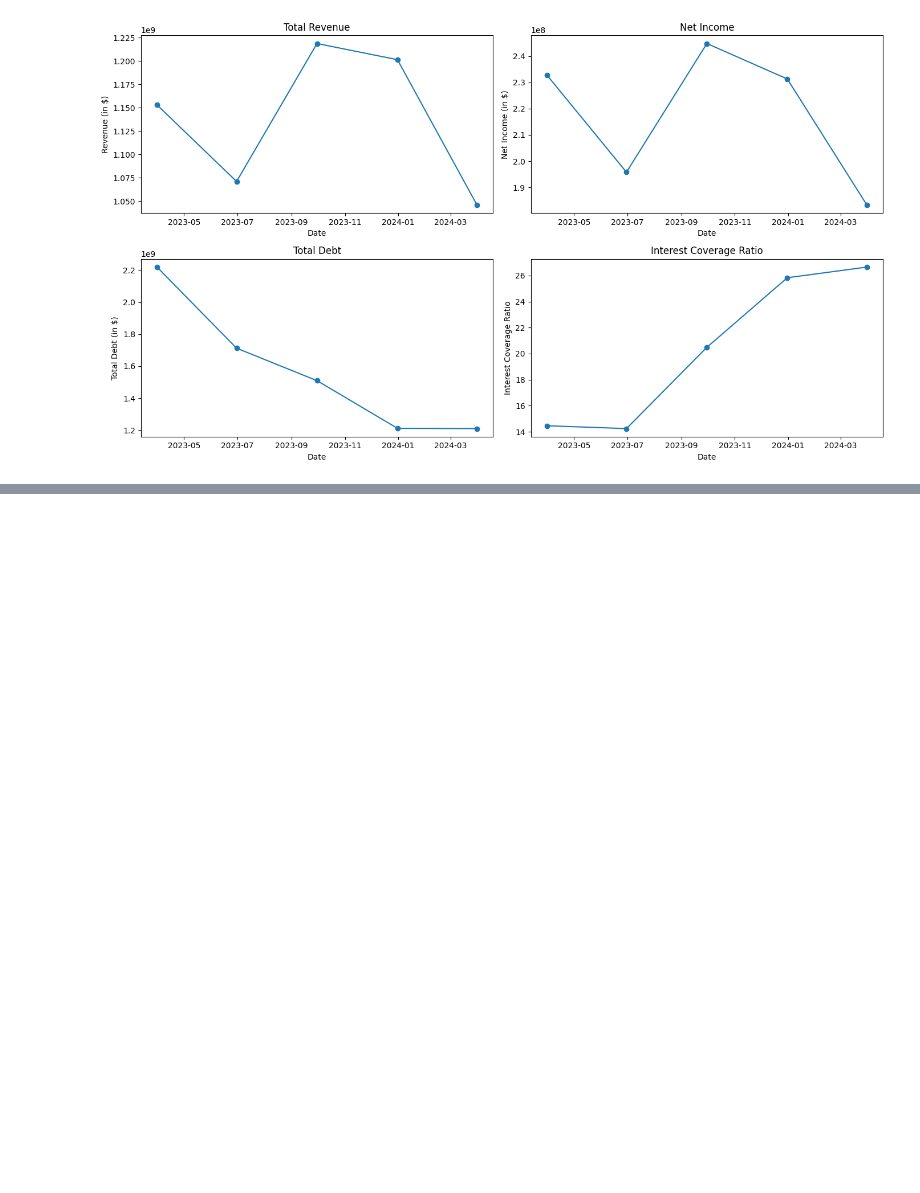
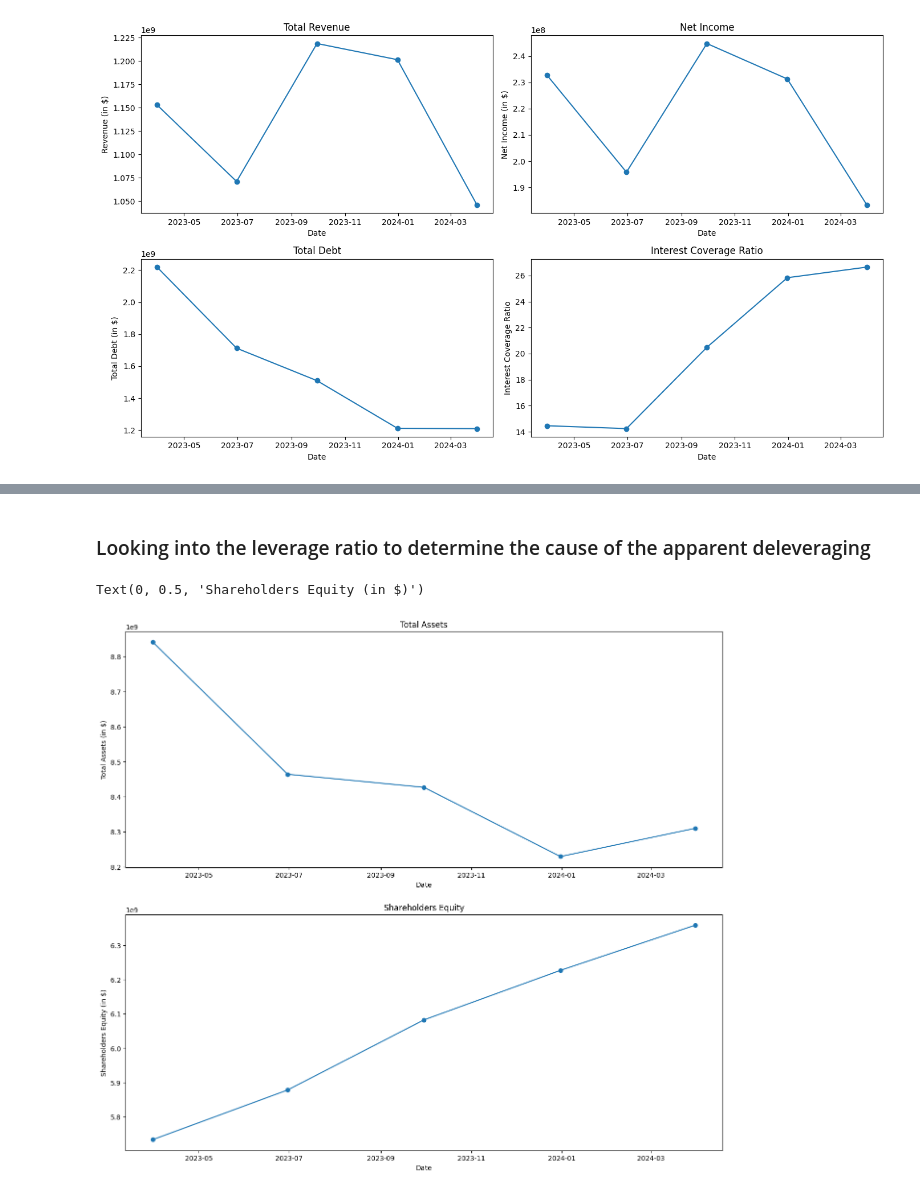
Before and after one commit to thestockman27/Credit-Project, a Jupyter notebook: Credit Model.ipynb, the cells around one changed output, grey strips where cells are left out. Drawn from its saved outputs; the diff is of its cells as text; code cells hidden in the pictures; blank space fills up the shorter version.

```diff
--- a/Credit Model.ipynb
+++ b/Credit Model.ipynb
@@ -418,0 +500,21 @@ plt.show()
+# %% [markdown]
+### Looking into the leverage ratio to determine the cause of the apparent deleveraging
+# %%
+plt.figure(figsize=(16, 14))
+
+# Plot Total Assets
+plt.subplot(2, 1, 1)
+plt.plot(total_assets.index, total_assets.values, marker='o')
+plt.title('Total Assets')
+plt.xlabel('Date')
+plt.ylabel('Total Assets (in $)')
+
+# Plot Interest Burden
+plt.subplot(2, 1, 2)
+plt.plot(shareholders_equity.index, shareholders_equity.values, marker='o')
+plt.title('Shareholders Equity')
+plt.xlabel('Date')
+plt.ylabel('Shareholders Equity (in $)')
+# %% [output]
+Text(0, 0.5, 'Shareholders Equity (in $)')
+[figure, added]
```
Also changed, not shown: parts of 7 cells of this notebook.
